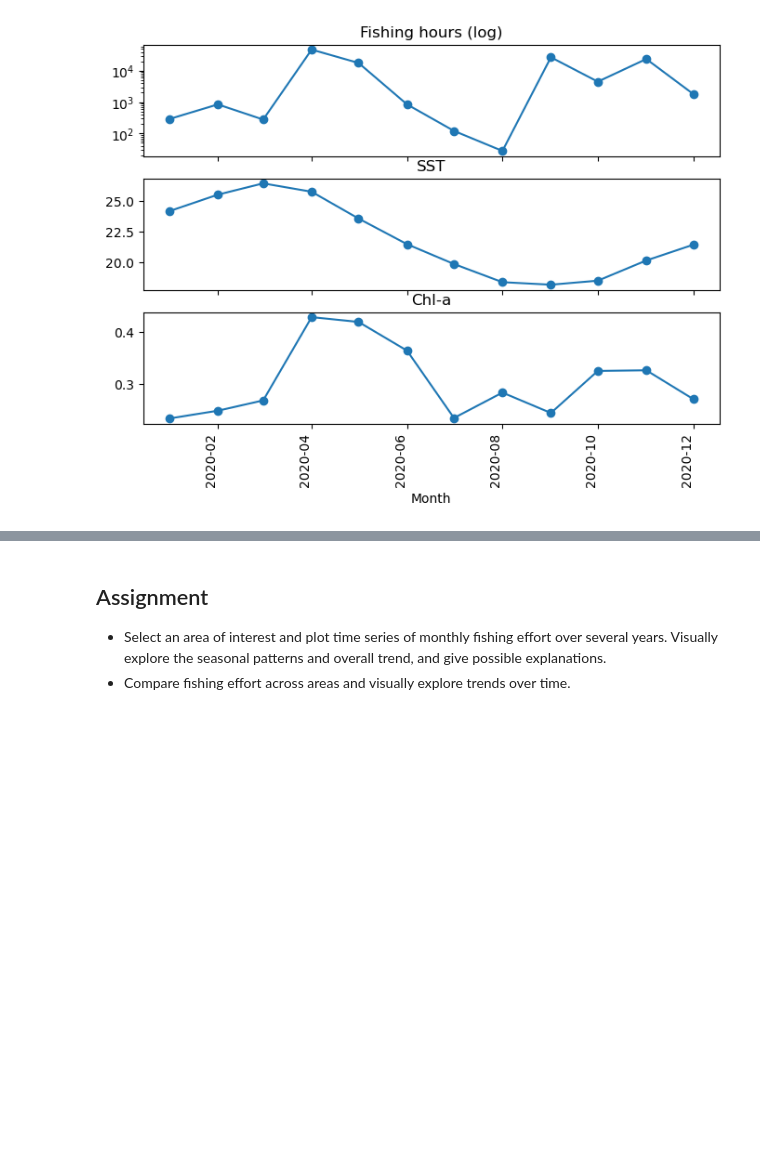
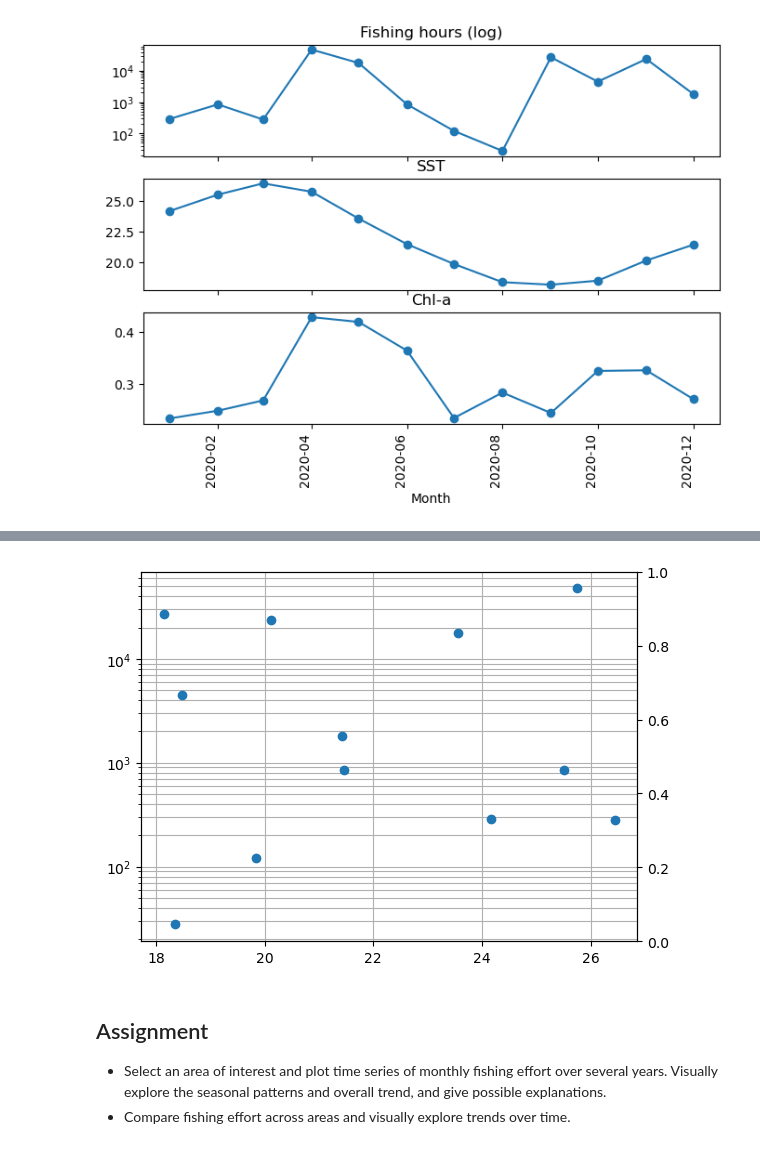
Before and after one commit to envgp/taking_the_pulse_ocean, a Jupyter notebook: notebooks/pulse_ocean.ipynb, the cells around one changed output, grey strips where cells are left out. Saved outputs shown, nothing was run; the diff lists cells and outputs as text; code cells hidden in the pictures; blank space fills up the shorter version.

```diff
--- a/notebooks/pulse_ocean.ipynb
+++ b/notebooks/pulse_ocean.ipynb
@@ -402,3 +428,15 @@ plt.show()
+# %%
+ax = plt.subplot()
+ax.plot('sst', 'fishing_hour', data=summary, marker='o', linestyle='None')
+
+ax_1 = ax.twinx()
+# ax.set_xlabel('SST')
+# ax.set_ylabel('Fishing hours')
+ax.set_yscale('log')
+ax.grid(True, which='both')
+plt.show()
+# %% [output]
+[figure, added]
 # %% [markdown]
 ## Assignment
 
```
Also changed, not shown: parts of 11 cells of this notebook.
